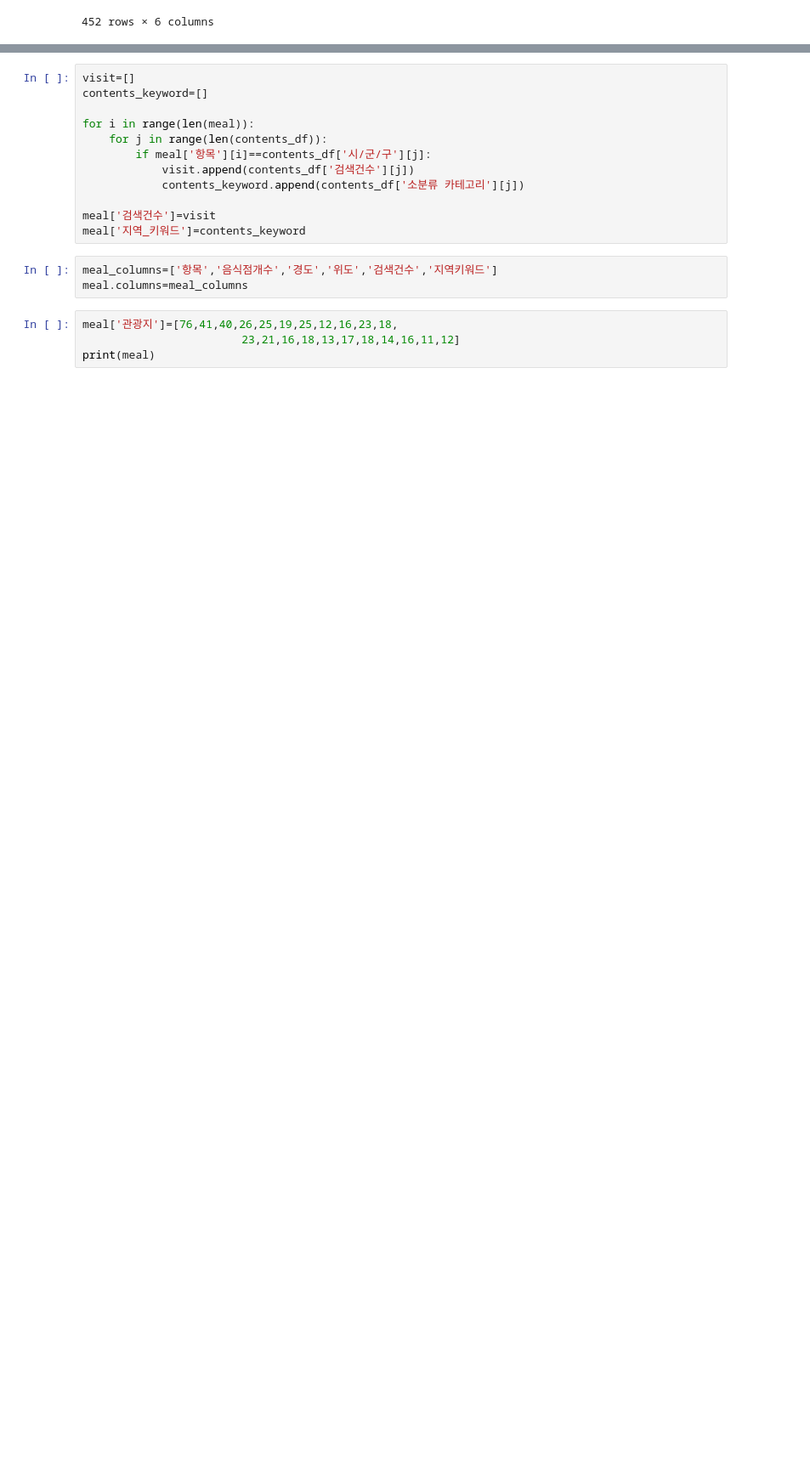
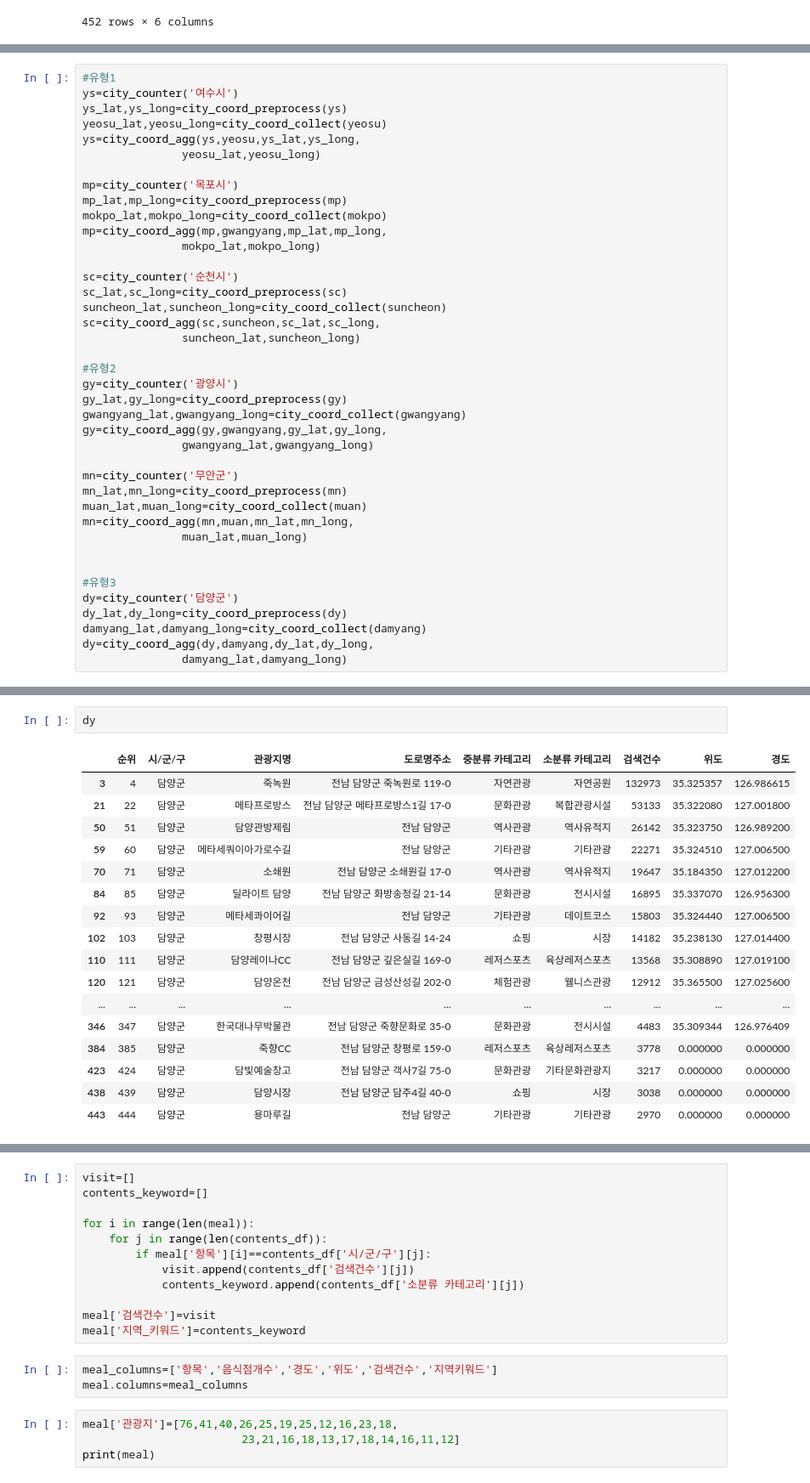
Before and after one commit to sheershay/ise-sr-project, a Jupyter notebook: clustering/clustering.ipynb, the cells around one changed output, grey strips where cells are left out. Shown at 85% size. Saved outputs shown, nothing was run; the diff lists cells and outputs as text; blank space fills up the shorter version.

Commit message:
Add missing coordinate info

```diff
--- a/clustering/clustering.ipynb
+++ b/clustering/clustering.ipynb
@@ -326,0 +282,40 @@ print(sc)
+# %%
+#유형1
+ys=city_counter('여수시')
+ys_lat,ys_long=city_coord_preprocess(ys)
+yeosu_lat,yeosu_long=city_coord_collect(yeosu)
+ys=city_coord_agg(ys,yeosu,ys_lat,ys_long,
+               yeosu_lat,yeosu_long)
+
+mp=city_counter('목포시')
+mp_lat,mp_long=city_coord_preprocess(mp)
+mokpo_lat,mokpo_long=city_coord_collect(mokpo)
+mp=city_coord_agg(mp,gwangyang,mp_lat,mp_long,
+               mokpo_lat,mokpo_long)
+
+sc=city_counter('순천시')
+sc_lat,sc_long=city_coord_preprocess(sc)
+suncheon_lat,suncheon_long=city_coord_collect(suncheon)
+sc=city_coord_agg(sc,suncheon,sc_lat,sc_long,
+               suncheon_lat,suncheon_long)
+
+#유형2
+gy=city_counter('광양시')
+gy_lat,gy_long=city_coord_preprocess(gy)
+gwangyang_lat,gwangyang_long=city_coord_collect(gwangyang)
+gy=city_coord_agg(gy,gwangyang,gy_lat,gy_long,
+               gwangyang_lat,gwangyang_long)
+
+mn=city_counter('무안군')
+mn_lat,mn_long=city_coord_preprocess(mn)
+muan_lat,muan_long=city_coord_collect(muan)
+mn=city_coord_agg(mn,muan,mn_lat,mn_long,
+               muan_lat,muan_long)
+
+
+#유형3
+dy=city_counter('담양군')
+dy_lat,dy_long=city_coord_preprocess(dy)
+damyang_lat,damyang_long=city_coord_collect(damyang)
+dy=city_coord_agg(dy,damyang,dy_lat,dy_long,
+               damyang_lat,damyang_long)
@@ -327,3 +842,23 @@ print(sc)
+# %%
+dy
+# %% [output]
+|  | 순위 | 시/군/구 | 관광지명 | 도로명주소 | 중분류 카테고리 | 소분류 카테고리 | 검색건수 | 위도 | 경도 |
+| 3 | 4 | 담양군 | 죽녹원 | 전남 담양군 죽녹원로 119-0 | 자연관광 | 자연공원 | 132973 | 35.325357 | 126.986615 |
+| 21 | 22 | 담양군 | 메타프로방스 | 전남 담양군 메타프로방스1길 17-0 | 문화관광 | 복합관광시설 | 53133 | 35.322080 | 127.001800 |
+| 50 | 51 | 담양군 | 담양관방제림 | 전남 담양군 | 역사관광 | 역사유적지 | 26142 | 35.323750 | 126.989200 |
+| 59 | 60 | 담양군 | 메타세쿼이아가로수길 | 전남 담양군 | 기타관광 | 기타관광 | 22271 | 35.324510 | 127.006500 |
+| 70 | 71 | 담양군 | 소쇄원 | 전남 담양군 소쇄원길 17-0 | 역사관광 | 역사유적지 | 19647 | 35.184350 | 127.012200 |
+| 84 | 85 | 담양군 | 딜라이트 담양 | 전남 담양군 화방송정길 21-14 | 문화관광 | 전시시설 | 16895 | 35.337070 | 126.956300 |
+| 92 | 93 | 담양군 | 메타세콰이어길 | 전남 담양군 | 기타관광 | 데이트코스 | 15803 | 35.324440 | 127.006500 |
+| 102 | 103 | 담양군 | 창평시장 | 전남 담양군 사동길 14-24 | 쇼핑 | 시장 | 14182 | 35.238130 | 127.014400 |
+| 110 | 111 | 담양군 | 담양레이나CC | 전남 담양군 깊은실길 169-0 | 레저스포츠 | 육상레저스포츠 | 13568 | 35.308890 | 127.019100 |
+| 120 | 121 | 담양군 | 담양온천 | 전남 담양군 금성산성길 202-0 | 체험관광 | 웰니스관광 | 12912 | 35.365500 | 127.025600 |
+| ... | ... | ... | ... | ... | ... | ... | ... | ... | ... |
+| 346 | 347 | 담양군 | 한국대나무박물관 | 전남 담양군 죽향문화로 35-0 | 문화관광 | 전시시설 | 4483 | 35.309344 | 126.976409 |
+| 384 | 385 | 담양군 | 죽향CC | 전남 담양군 창평로 159-0 | 레저스포츠 | 육상레저스포츠 | 3778 | 0.000000 | 0.000000 |
+| 423 | 424 | 담양군 | 담빛예술창고 | 전남 담양군 객사7길 75-0 | 문화관광 | 기타문화관광지 | 3217 | 0.000000 | 0.000000 |
+| 438 | 439 | 담양군 | 담양시장 | 전남 담양군 담주4길 40-0 | 쇼핑 | 시장 | 3038 | 0.000000 | 0.000000 |
+| 443 | 444 | 담양군 | 용마루길 | 전남 담양군 | 기타관광 | 기타관광 | 2970 | 0.000000 | 0.000000 |
 # %%
 ct2=contents2.drop_duplicates(subset=['시/군/구'])
 contents_df=ct2.drop(['중분류 카테고리','순위','관광지명','도로명주소'], axis=1).reset_index(drop=True)
```
Also changed, not shown: parts of 19 cells of this notebook.
